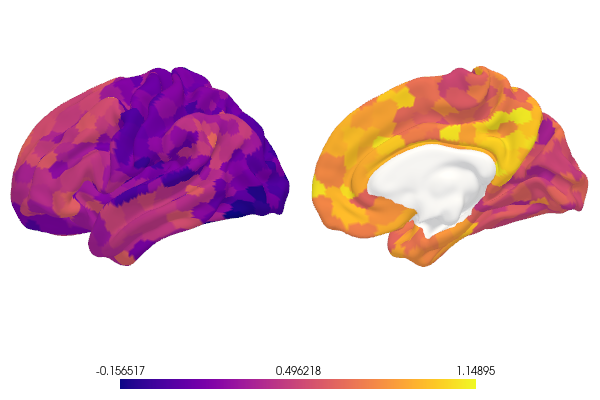
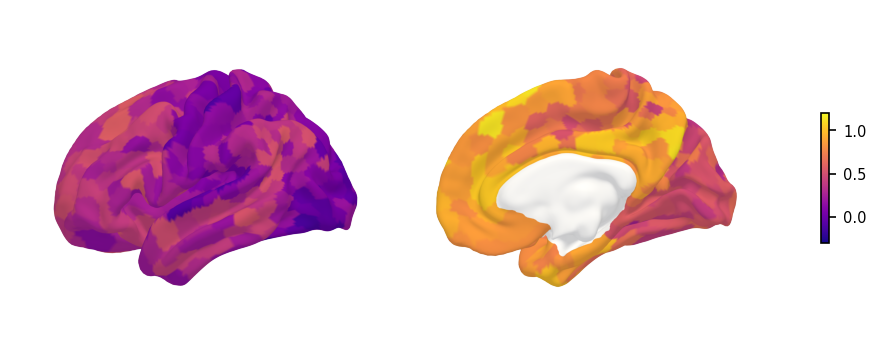
The notebook cell's code change between the first figure and the second:
--- before
+++ after
@@ -1,3 +1,3 @@
-# 1. get the list of regions for the schaefer 100 atlas
+# get the list of regions for the schaefer 100 atlas
 atlas_name = 'schaefer1000'
 regions = yab.get_atlas_regions(atlas_name, 'cortical')
@@ -6,17 +6,14 @@
 print(f"first 3: {regions[:3]}")
 
-# 2. simulate some "functional connectivity" data
-# let's create a gradient from posterior to anterior
+# simulate some data
 data_array = np.linspace(0, 1, len(regions)) 
 # add some noise
 data_array += np.random.normal(0, 0.1, len(regions))
 
-# 3. plot using the 'plasma' colormap
-yab.plot_cortical(
+# plot using the 'plasma' colormap
+ax = yab.plot_cortical(
     data=data_array,
-    figsize=(600, 400),
     atlas=atlas_name,
     cmap='plasma',
-    views=['left_lateral', 'right_medial'],
-    display_type='static'
+    views=['left_lateral', 'right_medial']
 )

Commit: matplotlib compatibility layer + connectome plotting + tract optimisation + docs update